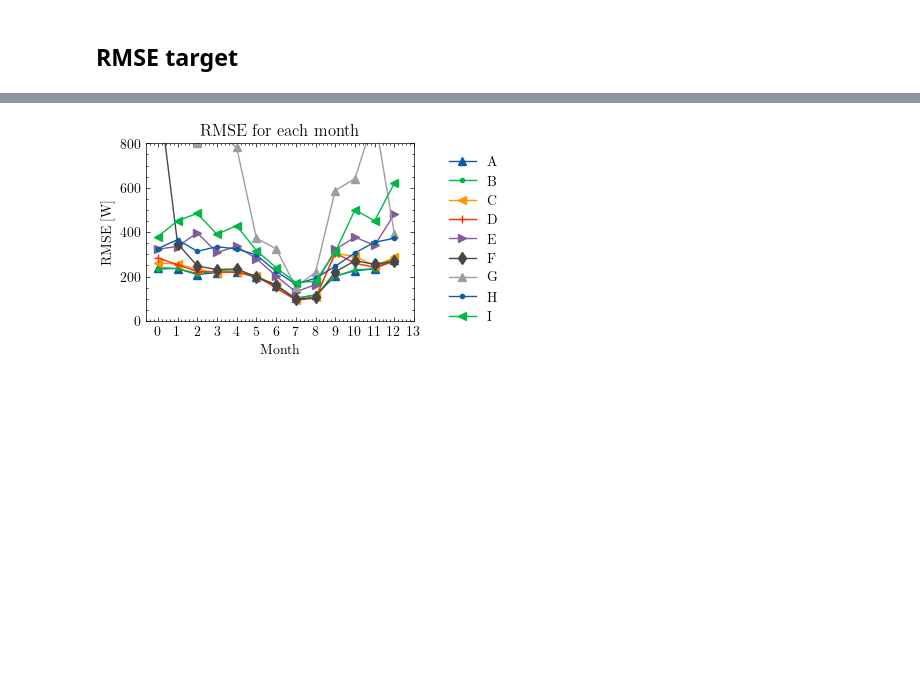
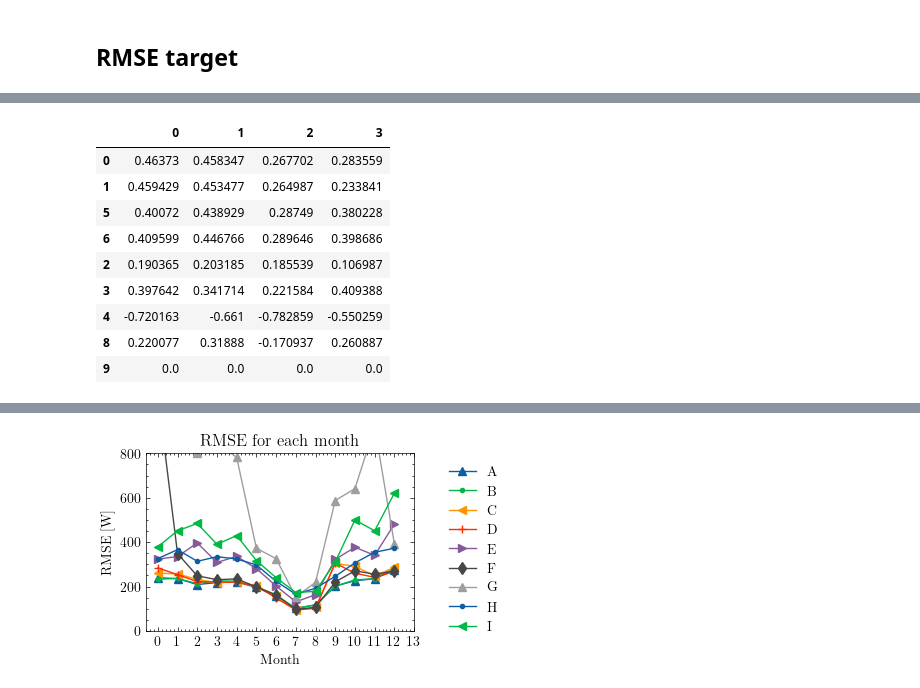
Before and after one commit to RobbeVDE/SolNet-2, a Jupyter notebook: evaluation_visualization.ipynb, the cells around one changed output, grey strips where cells are left out. Drawn from its saved outputs; the diff is of its cells as text; code cells hidden in the pictures; blank space fills up the shorter version.

```diff
--- a/evaluation_visualization.ipynb
+++ b/evaluation_visualization.ipynb
@@ -35,3 +39,17 @@ one two
     12            NaN           NaN
 # %% [markdown]
 ## RMSE target
+# %%
+#AVG RMSE
+avg_rmse = pd.DataFrame(index=models, columns=sites)
+for site in sites:
+    _,_, eval_data = data_handeler(site, "nwp", "nwp", "nwp", transform=True)
+    for model in models:
+        with open(f"DA_forecasts/DA_{model}_{site}", 'rb') as f:
+            DA_forecast = pickle.load(f)
+
+        power = eval_data['P']
+        if model in [3,4]:
+            DA_forecast = DA_forecast[31*24:] #(30 days + 1 lag day)*24
+            power = power[31*24:]
+        avg_rmse.loc[model, site] = np.sqrt(np.mean(np.square(DA_forecast-power)))
@@ -37,0 +77,13 @@ one two
+# %%
+avg_rmse
+# %% [output]
+|  | 0 | 1 | 2 | 3 |
+| 0 | 0.46373 | 0.458347 | 0.267702 | 0.283559 |
+| 1 | 0.459429 | 0.453477 | 0.264987 | 0.233841 |
+| 5 | 0.40072 | 0.438929 | 0.28749 | 0.380228 |
+| 6 | 0.409599 | 0.446766 | 0.289646 | 0.398686 |
+| 2 | 0.190365 | 0.203185 | 0.185539 | 0.106987 |
+| 3 | 0.397642 | 0.341714 | 0.221584 | 0.409388 |
+| 4 | -0.720163 | -0.661 | -0.782859 | -0.550259 |
+| 8 | 0.220077 | 0.31888 | -0.170937 | 0.260887 |
+| 9 | 0.0 | 0.0 | 0.0 | 0.0 |
```
Also changed, not shown: parts of 3 cells of this notebook, 5 other files.
